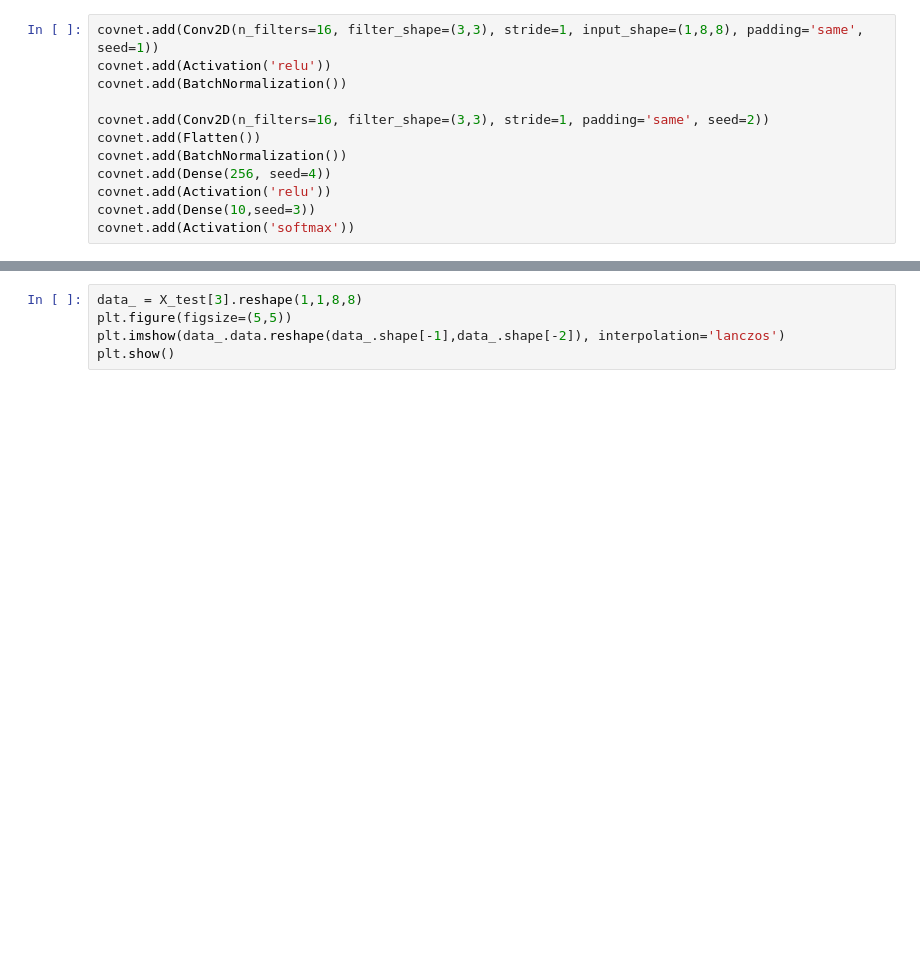
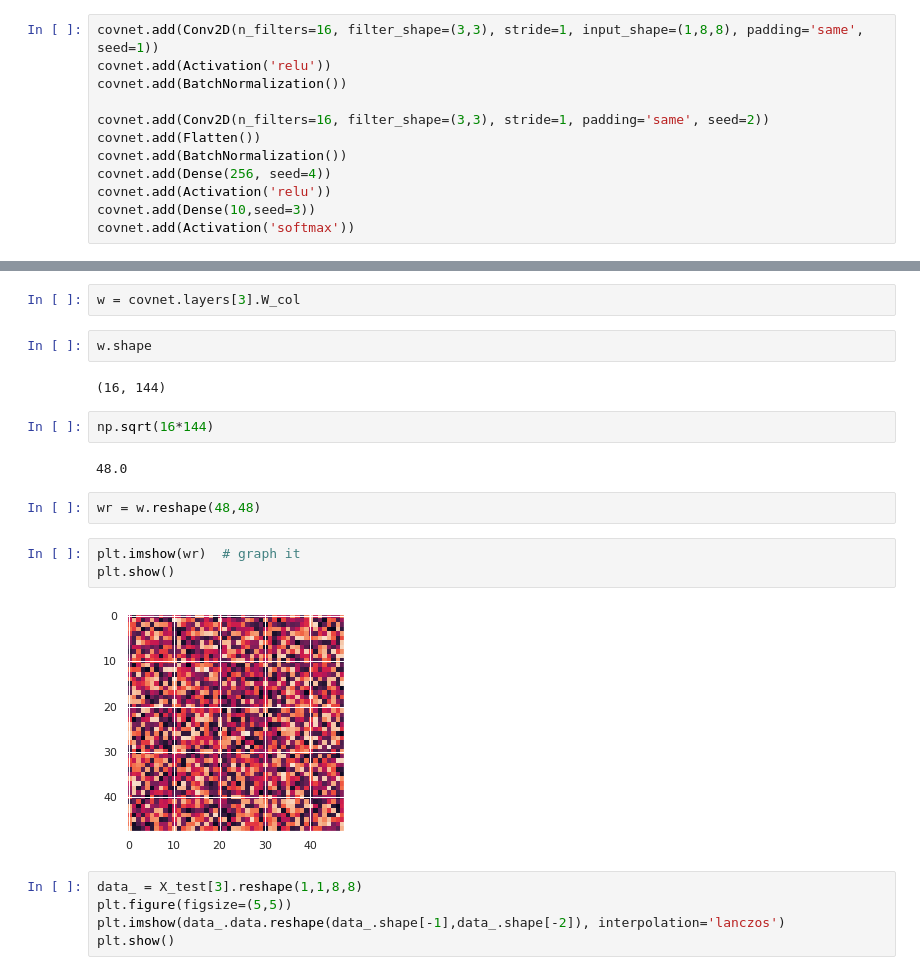
Before and after one commit to miguelmyers8/Metal, a Jupyter notebook: examples/cnn_example.ipynb, the cells around one changed output, grey strips where cells are left out. Drawn from its saved outputs; the diff is of its cells as text; blank space fills up the shorter version.

```diff
--- a/examples/cnn_example.ipynb
+++ b/examples/cnn_example.ipynb
@@ -73,4 +73,21 @@ covnet.eval(X_test, y_test)
 Accuracy: 0.9818941504178273
+# %%
+w = covnet.layers[3].W_col
+# %%
+w.shape
+# %% [output]
+(16, 144)
+# %%
+np.sqrt(16*144)
+# %% [output]
+48.0
+# %%
+wr = w.reshape(48,48)
+# %%
+plt.imshow(wr)  # graph it
+plt.show()
+# %% [output]
+[figure, added]
 # %%
 data_ = X_test[3].reshape(1,1,8,8)
 plt.figure(figsize=(5,5))
```
Also changed, not shown: parts of 2 cells of this notebook, 45 other files.
